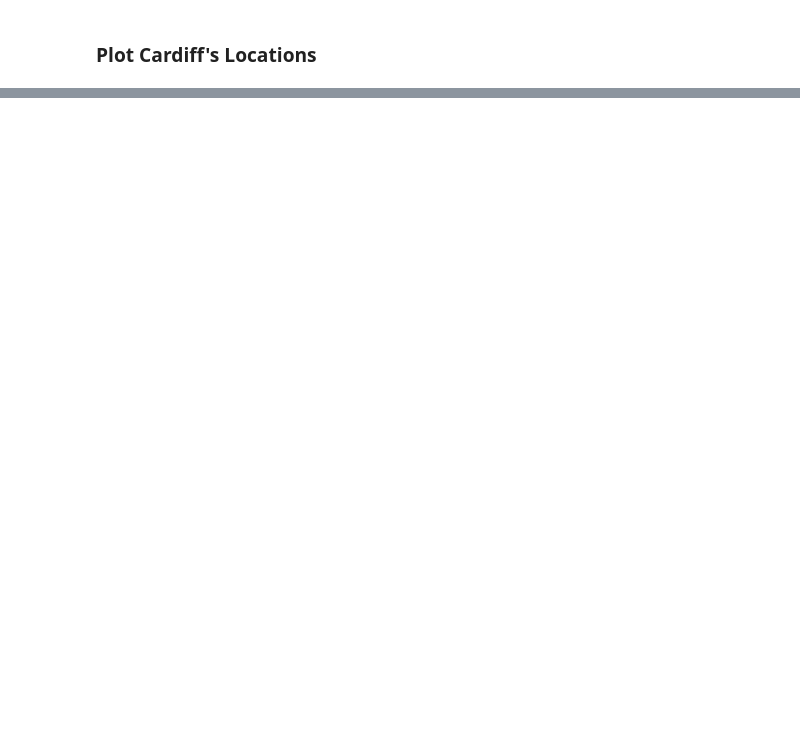
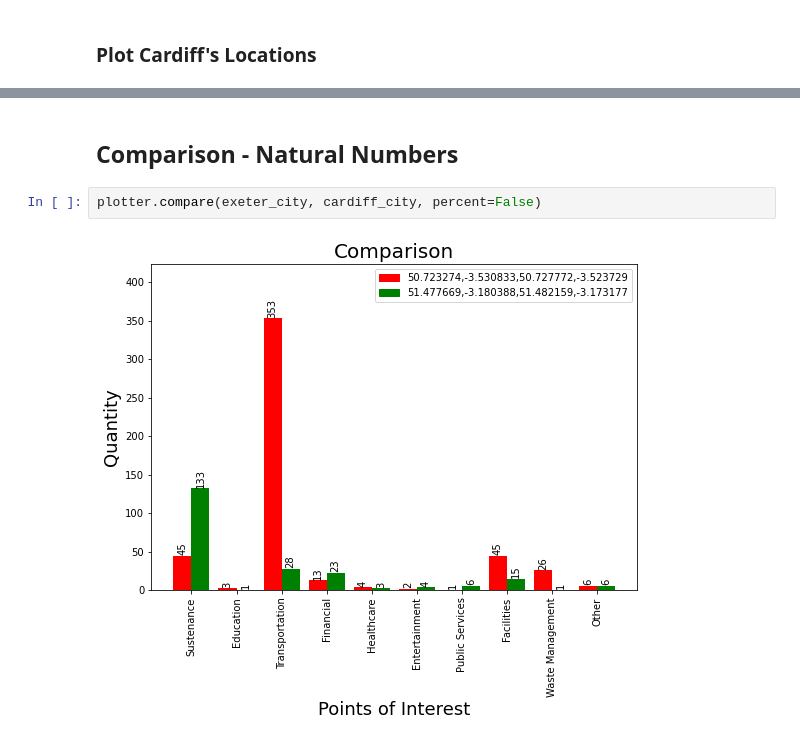
Before and after one commit to iestynlee/osmpoi, a Jupyter notebook: examples/Project Results.ipynb, the cells around one changed output, grey strips where cells are left out. Cells and saved outputs as stored; diff of their text form; blank space fills up the shorter version.

```diff
--- a/examples/Project Results.ipynb
+++ b/examples/Project Results.ipynb
@@ -129,0 +136,6 @@ plotter.compare(exeter_uni, cardiff_uni)
+# %% [markdown]
+## Comparison - Natural Numbers
+# %%
+plotter.compare(exeter_city, cardiff_city, percent=False)
+# %% [output]
+[figure, added]
```
Also changed, not shown: parts of 12 cells of this notebook.
